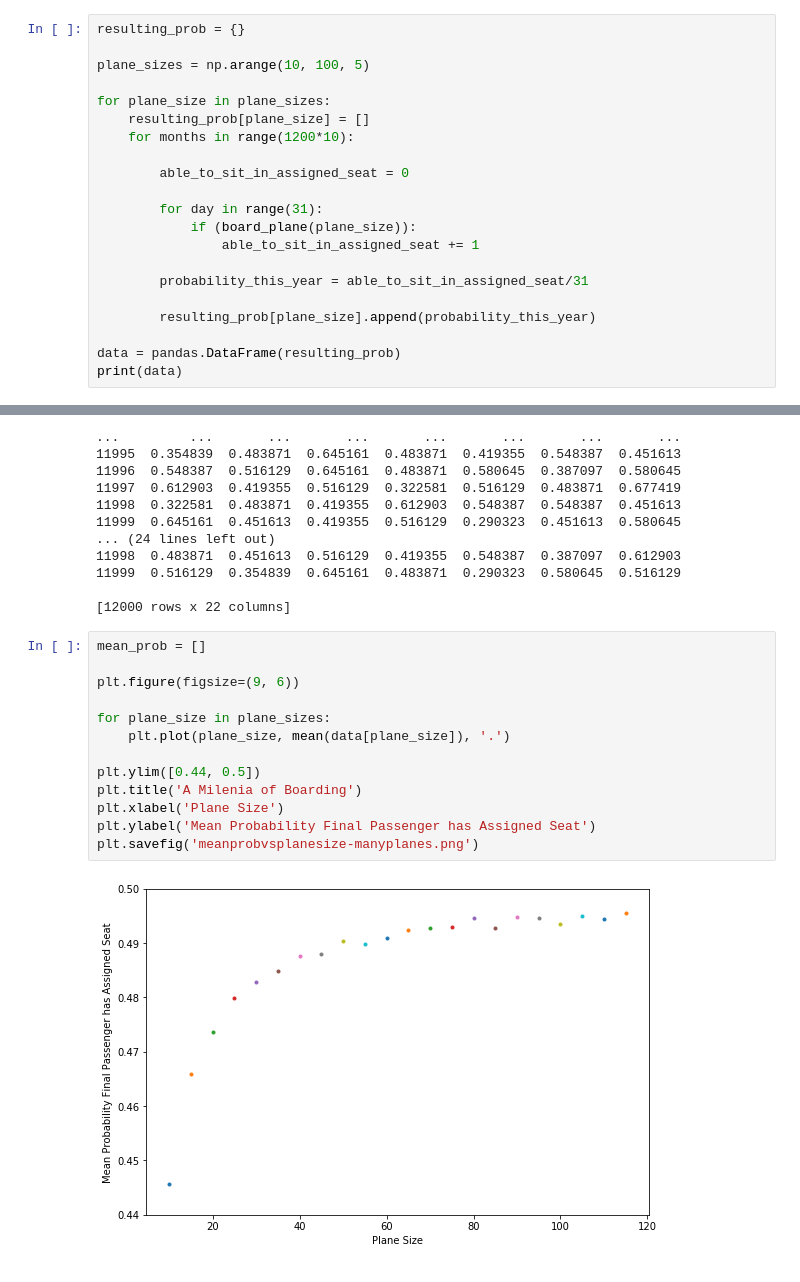
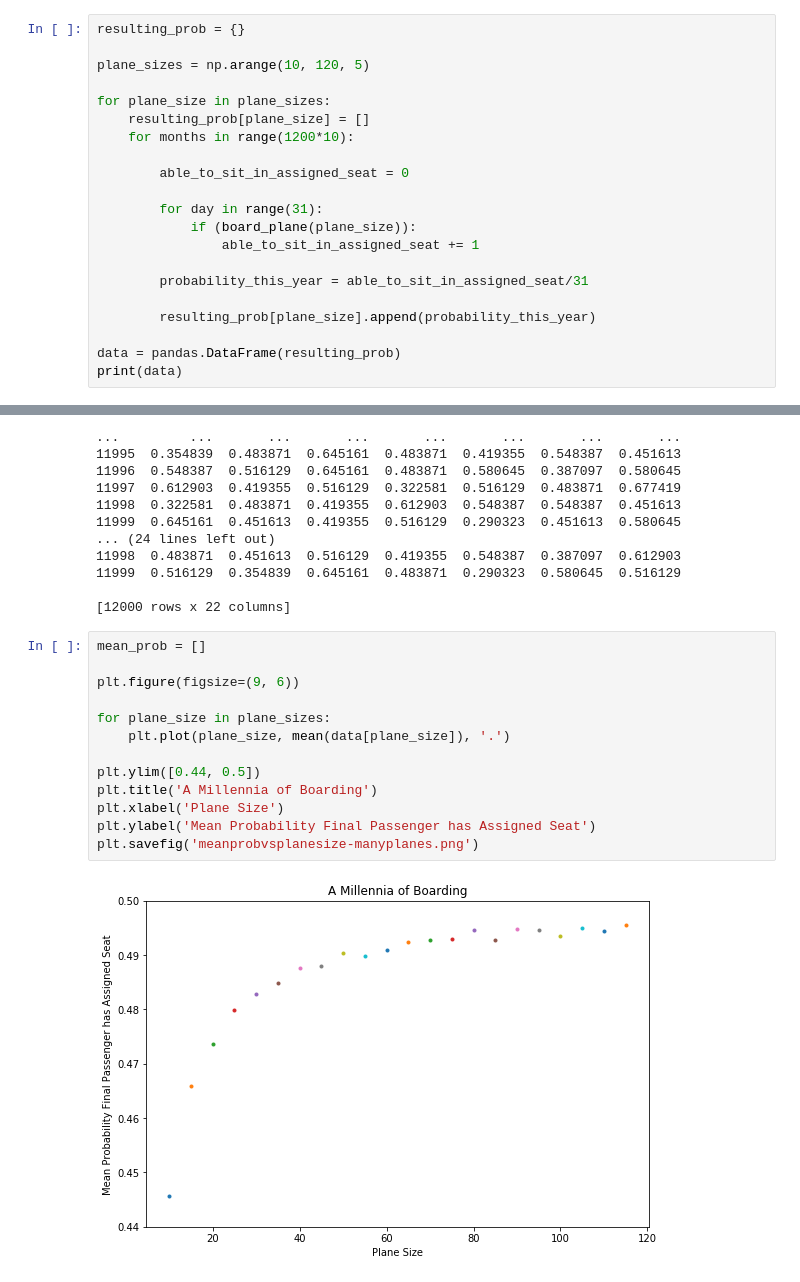
Before and after one commit to lachstr/physics_animations, a Jupyter notebook: jupyter/Airplane Boarding Problem.ipynb, the cells around one changed output, grey strips where cells are left out. Drawn from its saved outputs; the diff is of its cells as text.

```diff
--- a/jupyter/Airplane Boarding Problem.ipynb
+++ b/jupyter/Airplane Boarding Problem.ipynb
@@ -164,7 +164,7 @@ Text(0, 0.5, 'Probability Final Passenger has Assigned Seat')
 # %%
 resulting_prob = {}
 
-plane_sizes = np.arange(10, 100, 5)
+plane_sizes = np.arange(10, 120, 5)
 
 for plane_size in plane_sizes:
     resulting_prob[plane_size] = []
@@ -203,18 +203,18 @@ print(data)
 # %%
 mean_prob = []
 
 plt.figure(figsize=(9, 6))
 
 for plane_size in plane_sizes:
     plt.plot(plane_size, mean(data[plane_size]), '.')
 
 plt.ylim([0.44, 0.5])
-plt.title('A Milenia of Boarding')
+plt.title('A Millennia of Boarding')
 plt.xlabel('Plane Size')
 plt.ylabel('Mean Probability Final Passenger has Assigned Seat')
 plt.savefig('meanprobvsplanesize-manyplanes.png')
 # %% [output]
-[figure, old version]
+[figure, new version]
 # %%
 def board_plane_random(plane_size, PRINT_EVENTS=False):
 
```
Also changed, not shown: parts of 3 cells of this notebook, 4 other files.
